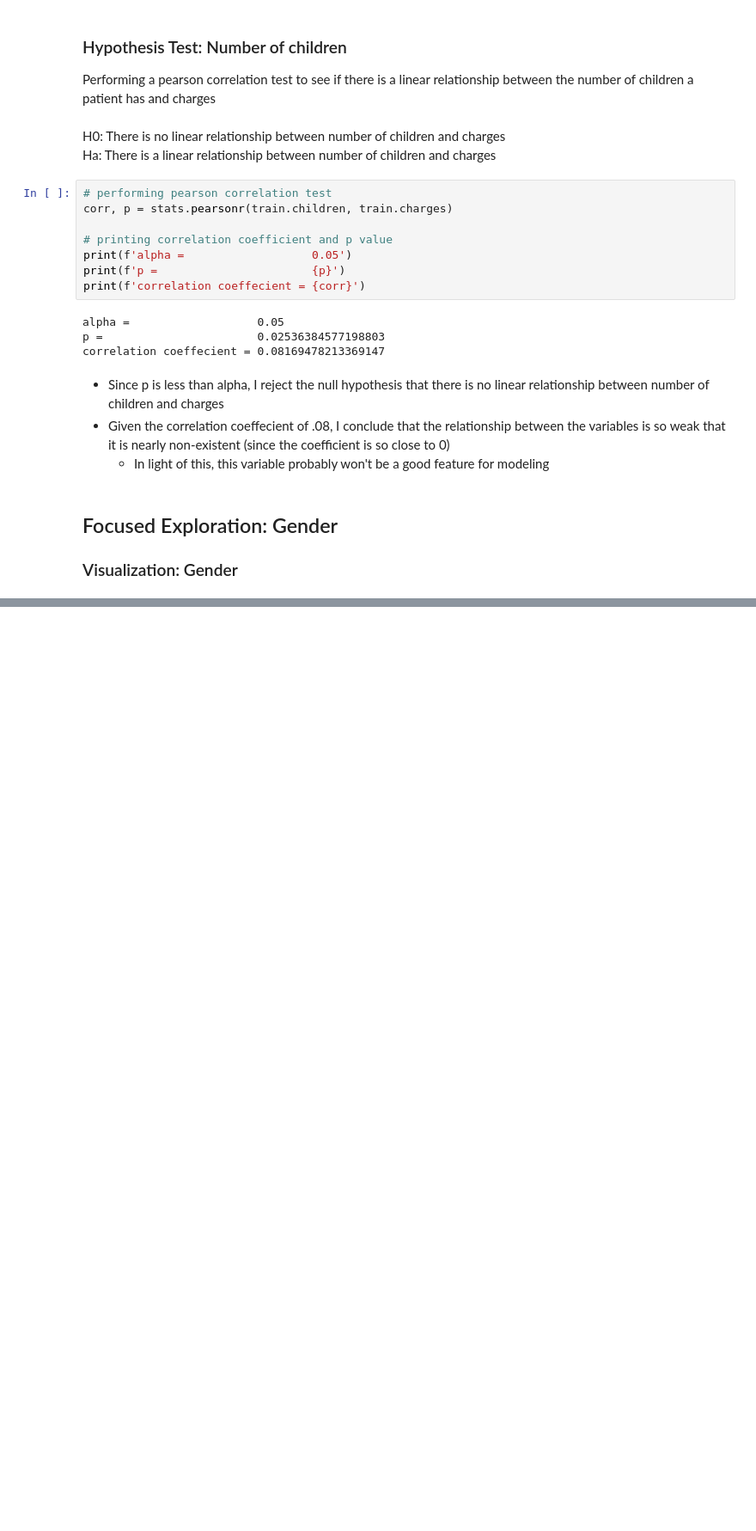
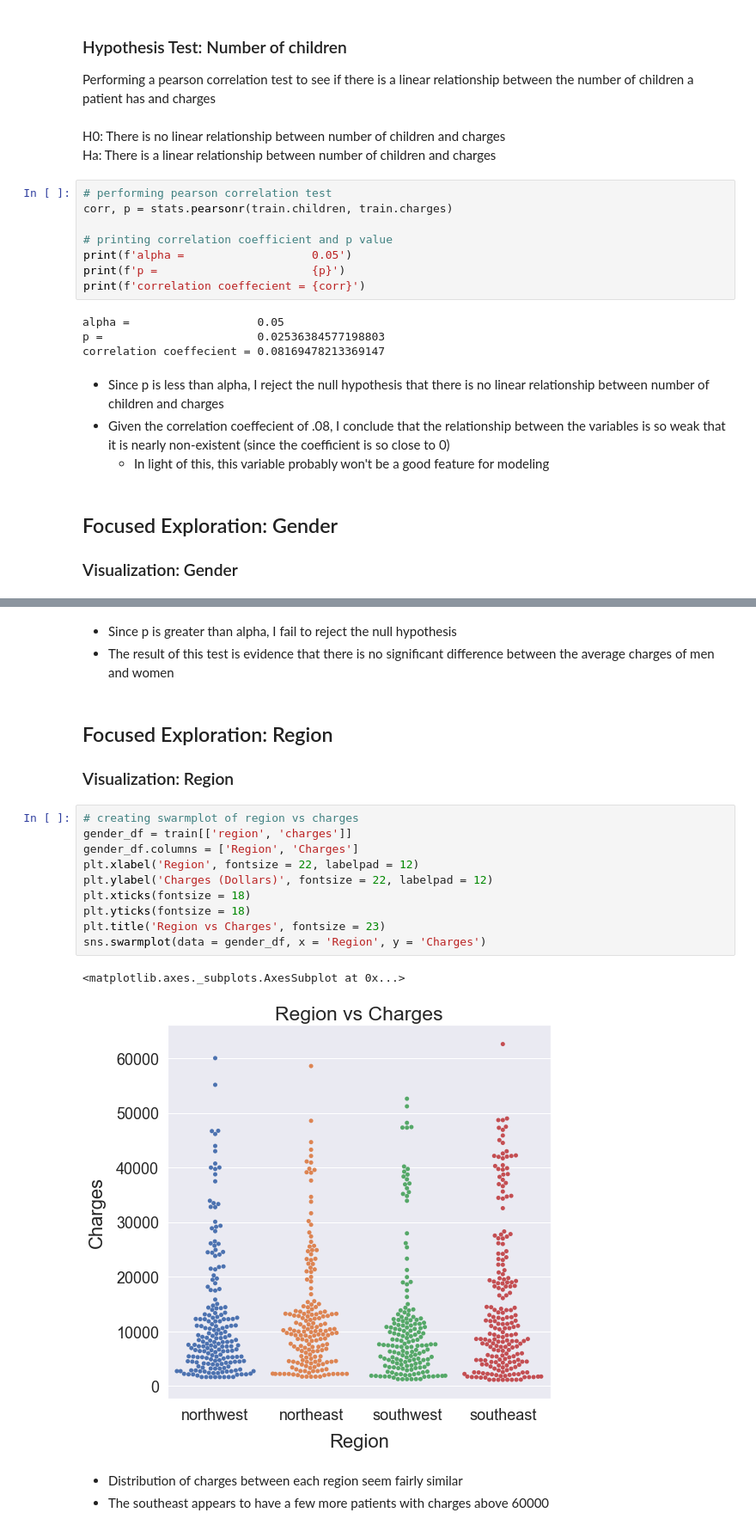
Before and after one commit to SamuelD-Data/medical_cost_project, a Jupyter notebook: medical_cost_notebook.ipynb, the cells around one changed output, grey strips where cells are left out. Shown at 86% size. Saved outputs shown, nothing was run; the diff lists cells and outputs as text; blank space fills up the shorter version.

```diff
--- a/medical_cost_notebook.ipynb
+++ b/medical_cost_notebook.ipynb
@@ -461,0 +482,22 @@ sns.swarmplot(data = gender_df, x = 'Gender', y = 'Charges')
+# %% [markdown]
+- Since p is greater than alpha, I fail to reject the null hypothesis
+- The result of this test is evidence that there is no significant difference between the average charges of men and women
+# %% [markdown]
+## Focused Exploration: Region
+### Visualization: Region
+# %%
+# creating swarmplot of region vs charges
+gender_df = train[['region', 'charges']]
+gender_df.columns = ['Region', 'Charges']
+plt.xlabel('Region', fontsize = 22, labelpad = 12)
+plt.ylabel('Charges (Dollars)', fontsize = 22, labelpad = 12)
+plt.xticks(fontsize = 18)
+plt.yticks(fontsize = 18)
+plt.title('Region vs Charges', fontsize = 23)
+sns.swarmplot(data = gender_df, x = 'Region', y = 'Charges')
+# %% [output]
+<matplotlib.axes._subplots.AxesSubplot at 0x...>
+[figure, added]
+# %% [markdown]
+- Distribution of charges between each region seem fairly similar
+- The southeast appears to have a few more patients with charges above 60000
```
Also changed, not shown: parts of 3 cells of this notebook.
